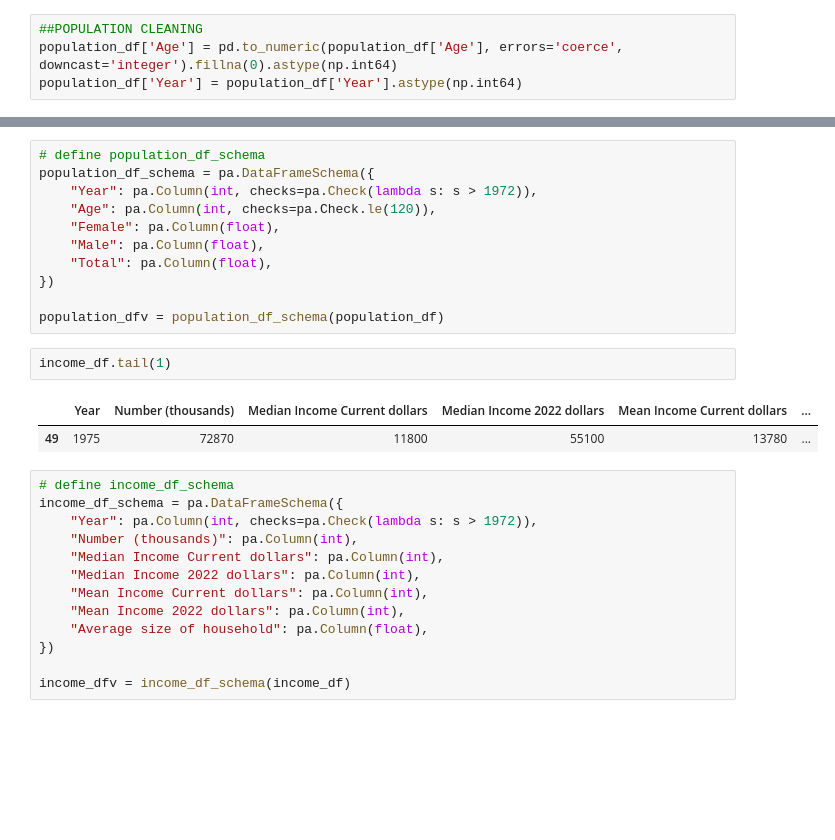
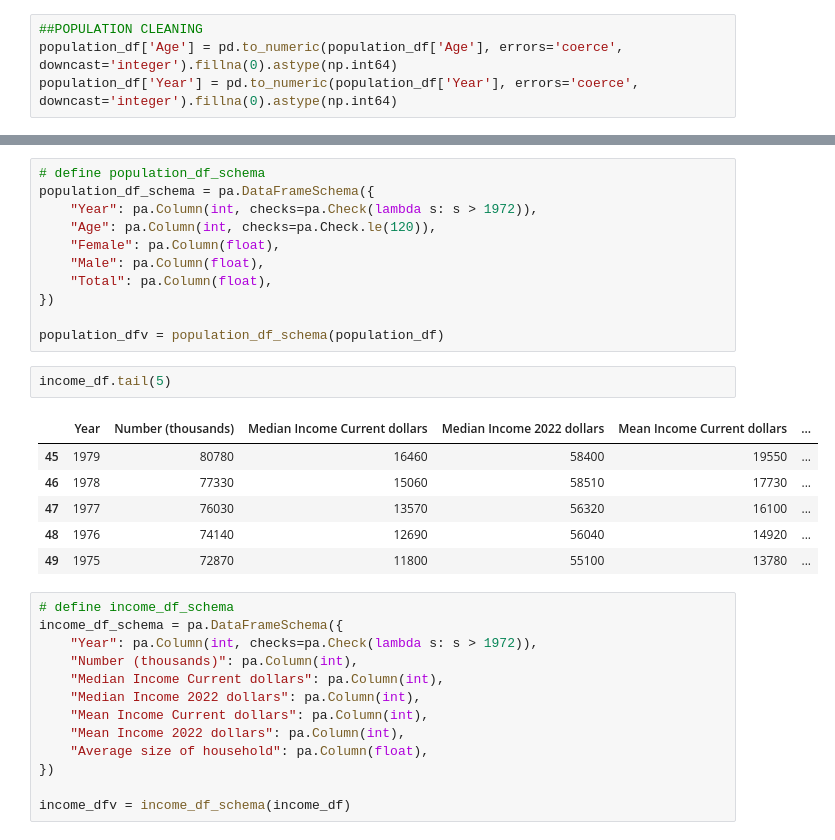
Before and after one commit to ColeGeiger/Project_3, a Jupyter notebook: project-3-data-intake.ipynb, the cells around one changed output, grey strips where cells are left out. Cells and saved outputs as stored; diff of their text form; blank space fills up the shorter version.

```diff
--- a/project-3-data-intake.ipynb
+++ b/project-3-data-intake.ipynb
@@ -125,7 +125,7 @@ dtype: object
 # %%
 ##POPULATION CLEANING
 population_df['Age'] = pd.to_numeric(population_df['Age'], errors='coerce', downcast='integer').fillna(0).astype(np.int64)
-population_df['Year'] = population_df['Year'].astype(np.int64)
+population_df['Year'] = pd.to_numeric(population_df['Year'], errors='coerce', downcast='integer').fillna(0).astype(np.int64)
 # %%
 # Create a dictionary to store your DataFrames
 dataframes = {
@@ -281,9 +264,13 @@ population_df_schema = pa.DataFrameSchema({
 
 population_dfv = population_df_schema(population_df)
 # %%
-income_df.tail(1)
+income_df.tail(5)
 # %% [output]
 |  | Year | Number (thousands) | Median Income Current dollars | Median Income 2022 dollars | Mean Income Current dollars | ... |
+| 45 | 1979 | 80780 | 16460 | 58400 | 19550 | ... |
+| 46 | 1978 | 77330 | 15060 | 58510 | 17730 | ... |
+| 47 | 1977 | 76030 | 13570 | 56320 | 16100 | ... |
+| 48 | 1976 | 74140 | 12690 | 56040 | 14920 | ... |
 | 49 | 1975 | 72870 | 11800 | 55100 | 13780 | ... |
 # %%
 # define income_df_schema
```
Also changed, not shown: parts of 17 cells of this notebook, 7 other files.
